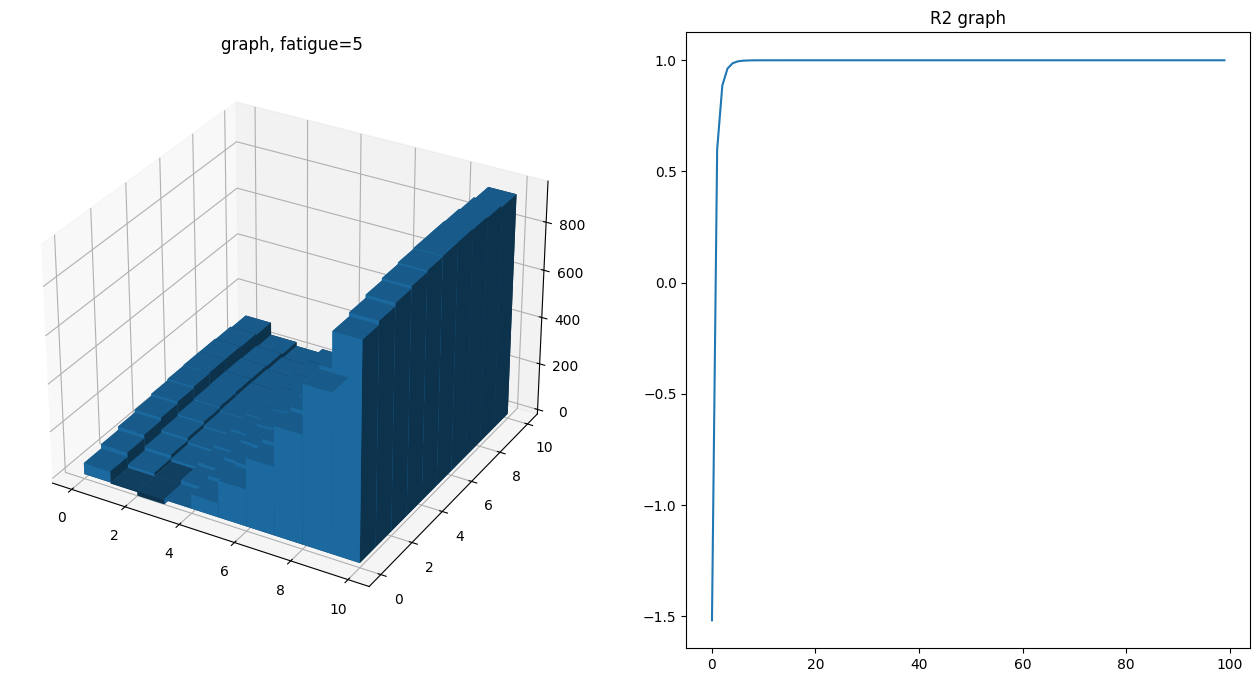
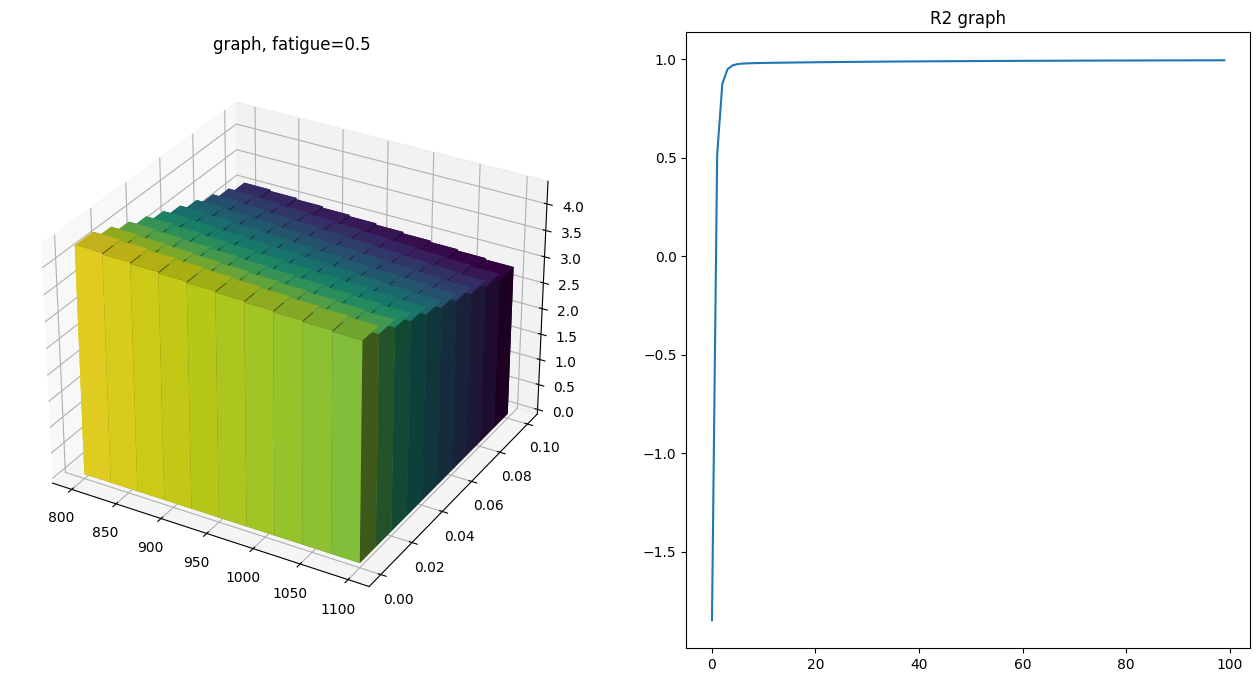
The change to this notebook cell's code, shown as a diff; its figure went from the first image to the second:
--- before
+++ after
@@ -1,3 +1,5 @@
 import numpy as np
+from matplotlib import cm
+from matplotlib.colors import Normalize
 from matplotlib import pyplot as plt
 from mpl_toolkits.mplot3d import Axes3D
@@ -5,16 +7,29 @@
 N = 10000 #경사하강법 반복횟수
 alpha = 0.001 #학습률
-alt = np.array([1, 2, 3]) #해발고도 리스트
-grad = np.array([3, 7, 5]) #경사 리스트(각 x, dy/dx 기울기 o)
-fatigue = np.array([1, 4, 9]) #피로도 리스트
-v = np.array([3, 38, 15]) #속도 리스트
+alt = np.array([750, 780, 804, 849, 886,
+    935, 978, 1047, 1088, 1154,
+    1217, 1304, 1368, 1449, 1520,
+    1629, 1695, 1788, 1870, 1947]) #해발고도 리스트
+grad = np.array([
+    0.043, 0.053, 0.063, 0.074, 0.079,
+    0.092, 0.098, 0.105, 0.114, 0.114,
+    0.129, 0.138, 0.156, 0.147, 0.154,
+    0.158, 0.178, 0.179, 0.191, 0.195]) #경사 리스트(각 x, dy/dx 기울기 o)
+fatigue = np.array([0.42, 0.57, 0.38, 0.61, 0.47,
+    0.53, 0.44, 0.66, 0.36, 0.58,
+    0.49, 0.63, 0.41, 0.55, 0.46,
+    0.69, 0.37, 0.52, 0.43, 0.60]) #피로도 리스트
+v = np.array([3.9, 3.8, 3.7, 3.5, 3.4,
+    3.2, 3.1, 2.9, 2.8, 2.7,
+    2.5, 2.4, 2.2, 2.1, 2.0,
+    1.8, 1.7, 1.6, 1.4, 1.3]) #속도 리스트
 
 R2s = np.array([]) #결정계수 리스트
 
 # 정규화
-altnn = np.array([np.mean(alt), np.std(alt)])
-gradnn = np.array([np.mean(grad), np.std(grad)])
-fatiguenn = np.array([np.mean(fatigue), np.std(fatigue)])
-vnn = np.array([np.mean(v), np.std(v)])
+altnn = np.array([np.min(alt), np.max(alt)-np.min(alt)])
+gradnn = np.array([np.min(grad), np.max(grad)-np.min(grad)])
+fatiguenn = np.array([np.min(fatigue), np.max(fatigue)-np.min(fatigue)])
+vnn = np.array([np.min(v), np.max(v)-np.min(v)])
 
 altN = (alt - altnn[0]) / altnn[1]
@@ -45,5 +60,4 @@
     ym = np.mean(vN)
     return 1 - (sum([(Y[i] - vN[i])**2 for i in range(len(alt))]))/(sum([(i - ym)**2 for i in Y]))
-
 for _ in range(N): 
     deviation = np.array([polynomial(altN[i], gradN[i], fatigueN[i]) - vN[i] for i in range(len(alt))])
@@ -60,14 +74,33 @@
 ax2 = fig.add_subplot(122)
 
-_x = np.arange(10)
-_y = np.arange(10)
+_x = np.arange(10)*30+800
+_y = np.arange(10)*0.01
+
 _xx, _yy = np.meshgrid(_x, _y)
 x, y = _xx.ravel(), _yy.ravel()
 
-graph = P(x, y, 5)
-ax1.set_title('graph, fatigue=5')
-ax1.bar3d(x, y, np.zeros_like(graph), 1, 1, graph, shade=True)
+graph = P(x, y, .3)
+
+# graph 값을 0~1 범위로 정규화
+norm = Normalize(graph.min(), graph.max())
+
+# colormap 적용
+colors = cm.viridis(norm(graph))
+
+ax1.set_title('graph, fatigue=0.5')
+
+ax1.bar3d(
+    x,
+    y,
+    np.zeros_like(graph),
+    30,
+    0.01,
+    graph,
+    shade=True,
+    color=colors
+)
 
 ax2.set_title("R2 graph")
 ax2.plot(np.arange(100), R2s)
+
 plt.show()

Commit: 결론 도출